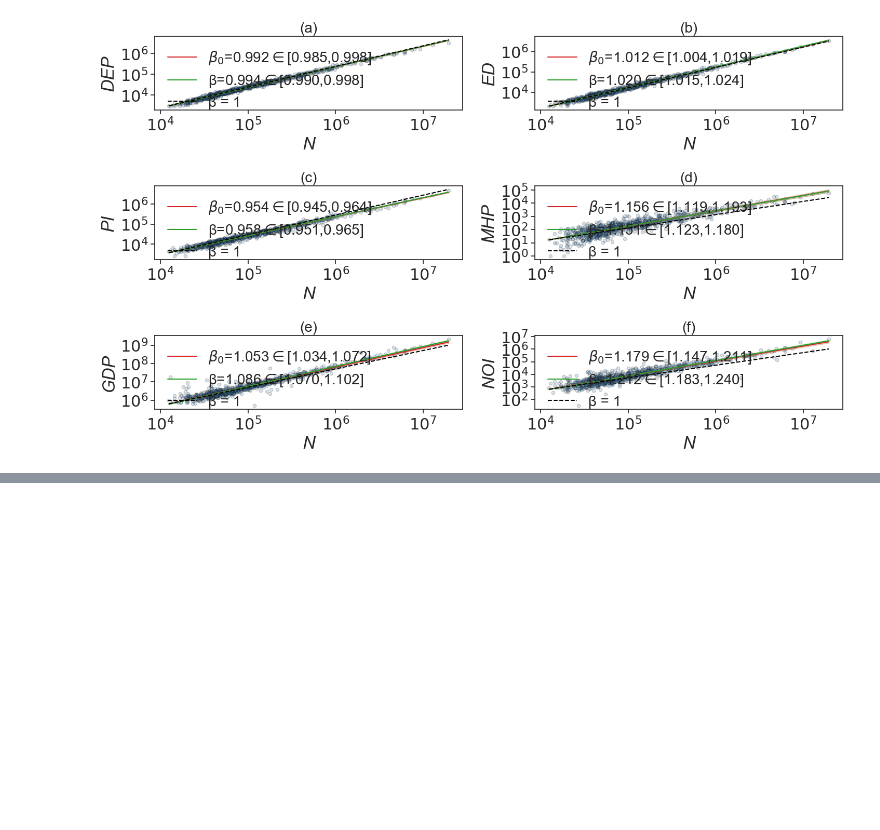
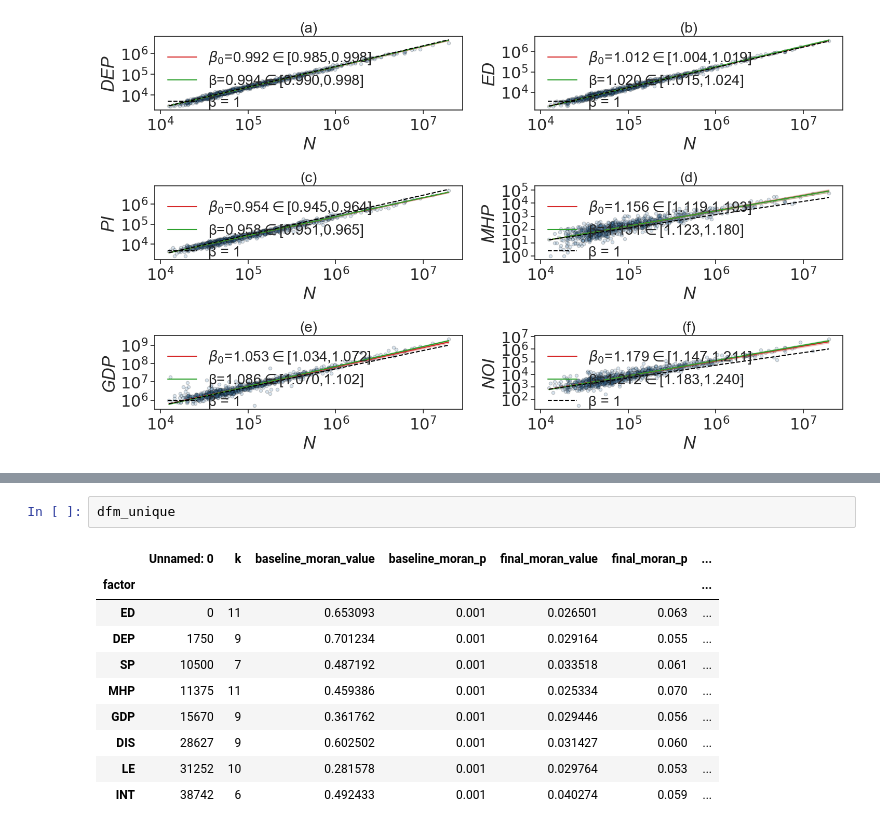
Before and after one commit to ljyyyy120/Captone_depression, a Jupyter notebook: 04_visualization/scaling.ipynb, the cells around one changed output, grey strips where cells are left out. Drawn from its saved outputs; the diff is of its cells as text; blank space fills up the shorter version.

```diff
--- a/04_visualization/scaling.ipynb
+++ b/04_visualization/scaling.ipynb
@@ -144,3 +177,16 @@ plt.show()
+# %%
+dfm_unique
+# %% [output]
+|  | Unnamed: 0 | k | baseline_moran_value | baseline_moran_p | final_moran_value | final_moran_p | ... |
+| factor |  |  |  |  |  |  | ... |
+| ED | 0 | 11 | 0.653093 | 0.001 | 0.026501 | 0.063 | ... |
+| DEP | 1750 | 9 | 0.701234 | 0.001 | 0.029164 | 0.055 | ... |
+| SP | 10500 | 7 | 0.487192 | 0.001 | 0.033518 | 0.061 | ... |
+| MHP | 11375 | 11 | 0.459386 | 0.001 | 0.025334 | 0.070 | ... |
+| GDP | 15670 | 9 | 0.361762 | 0.001 | 0.029446 | 0.056 | ... |
+| DIS | 28627 | 9 | 0.602502 | 0.001 | 0.031427 | 0.060 | ... |
+| LE | 31252 | 10 | 0.281578 | 0.001 | 0.029764 | 0.053 | ... |
+| INT | 38742 | 6 | 0.492433 | 0.001 | 0.040274 | 0.059 | ... |
 # %%
 import numpy as np
 import pandas as pd  # <-- make sure this is imported
```
Also changed, not shown: parts of 3 cells of this notebook, 29 other files.
